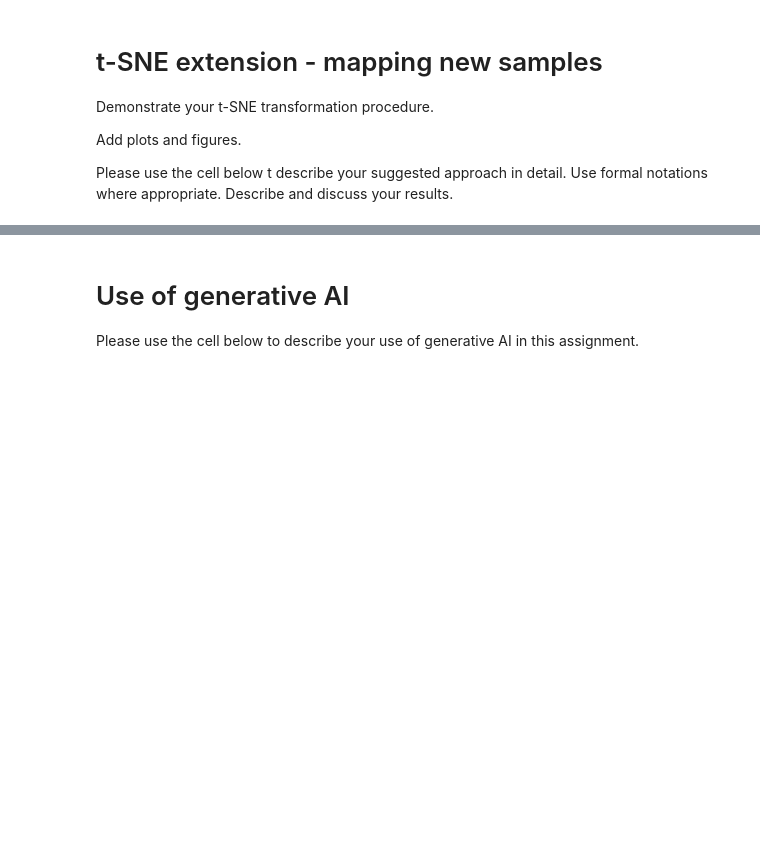
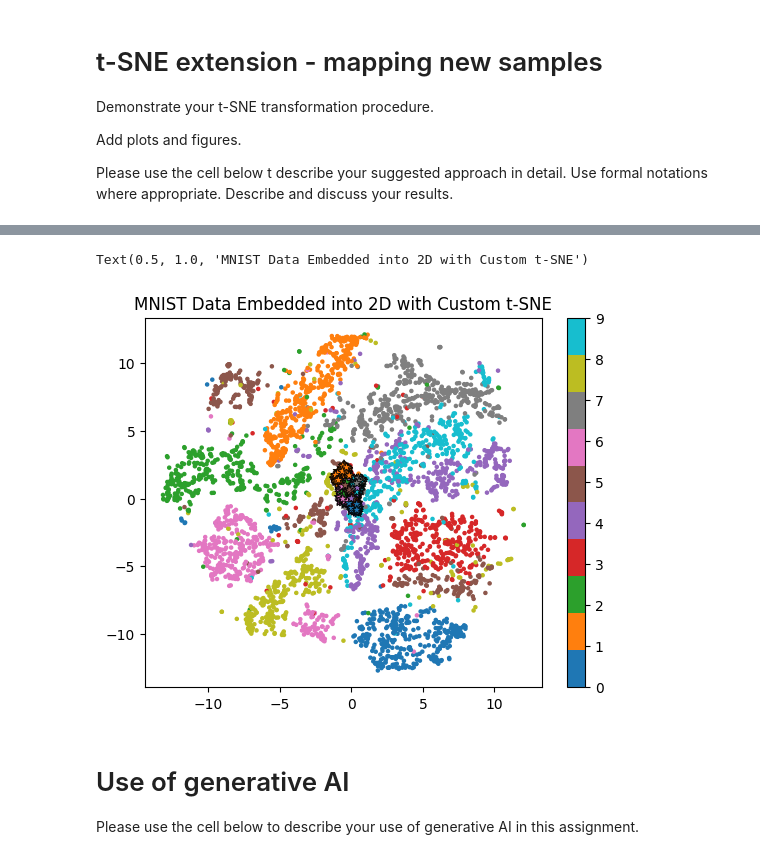
Before and after one commit to erel213/advance-machine-learning, a Jupyter notebook: hw1.ipynb, the cells around one changed output, grey strips where cells are left out. Drawn from its saved outputs; the diff is of its cells as text; code cells hidden in the pictures; blank space fills up the shorter version.

```diff
--- a/hw1.ipynb
+++ b/hw1.ipynb
@@ -361,13 +399,16 @@ Describe and discuss your results.
 # %%
 # Transform new data
 custom_Y_new = custom_tsne.transform(X_train,custom_Y,X_test)
 
 # Visualization of the result
 plt.figure()
-plt.scatter(custom_Y[:, 0], custom_Y[:, 1], s=5, c=label_train.astype(int), cmap='tab10')
-plt.scatter(custom_Y_new[:, 0], custom_Y_new[:, 1], marker = '*', s=50, linewidths=0.5, edgecolors='k', c=label_test.astype(int), cmap='tab10')
+plt.scatter(custom_Y[:, 0], custom_Y[:, 1], s=5, c=y_train.astype(int), cmap='tab10')
+plt.scatter(custom_Y_new[:, 0], custom_Y_new[:, 1], marker='*', s=50, linewidths=0.5, edgecolors='k', c=y_test.astype(int), cmap='tab10')
 plt.colorbar()
 plt.title('MNIST Data Embedded into 2D with Custom t-SNE')
+# %% [output]
+Text(0.5, 1.0, 'MNIST Data Embedded into 2D with Custom t-SNE')
+[figure, added]
 # %% [markdown]
 # Use of generative AI
 Please use the cell below to describe your use of generative AI in this assignment.
```
Also changed, not shown: parts of 4 cells of this notebook, 1 other file.
